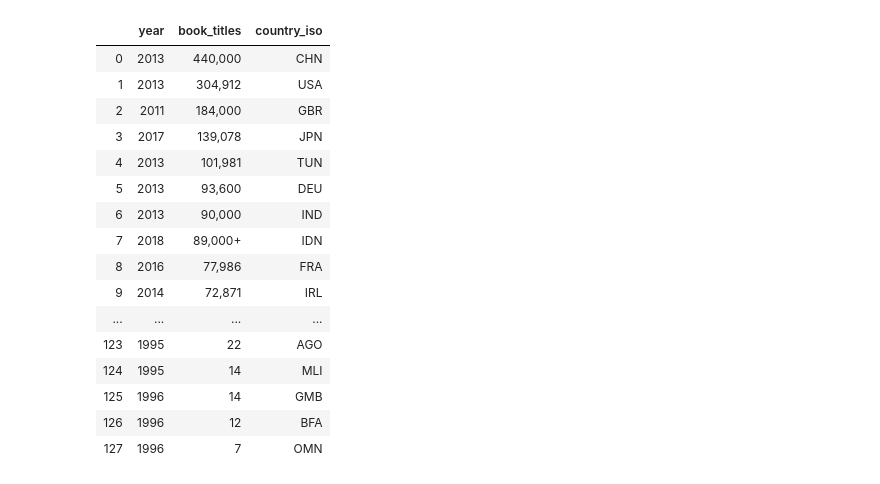
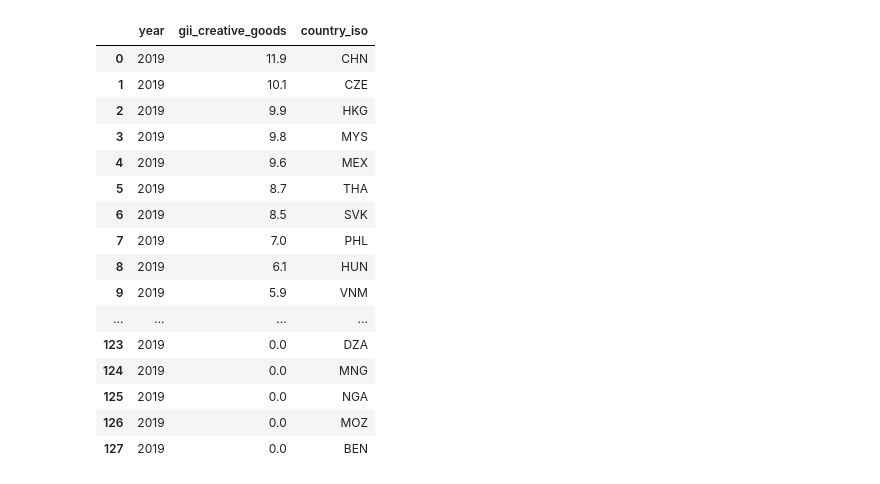
Before and after one commit to MissFacetious/Innovation, a Jupyter notebook: data_integration/gii_conversion.ipynb, the cells around one changed output. Cells and saved outputs as stored; diff of their text form; code cells hidden in the pictures.

```diff
--- a/data_integration/gii_conversion.ipynb
+++ b/data_integration/gii_conversion.ipynb
@@ -3,3 +8,7 @@ import pandas as pd
 import difflib
 pd.set_option('display.max_rows', 300)
 pd.set_option('display.max_columns', 100)
+# %%
+# point to dataset
+dataset = 'gii_creative_goods'
+gii = pd.read_csv('../data/' + dataset + '.csv')
@@ -72,21 +101,21 @@ books_new.to_csv('../data/converted/books_published.csv', index=False)
 # %%
-books_saved = pd.read_csv('../data/converted/books_published.csv')
-books_saved
+gii_saved = pd.read_csv('../data/converted/' + dataset + '.csv')
+gii_saved
 # %% [output]
-|  | year | book_titles | country_iso |
-| 0 | 2013 | 440,000 | CHN |
-| 1 | 2013 | 304,912 | USA |
-| 2 | 2011 | 184,000 | GBR |
-| 3 | 2017 | 139,078 | JPN |
-| 4 | 2013 | 101,981 | TUN |
-| 5 | 2013 | 93,600 | DEU |
-| 6 | 2013 | 90,000 | IND |
-| 7 | 2018 | 89,000+ | IDN |
-| 8 | 2016 | 77,986 | FRA |
-| 9 | 2014 | 72,871 | IRL |
+|  | year | gii_creative_goods | country_iso |
+| 0 | 2019 | 11.9 | CHN |
+| 1 | 2019 | 10.1 | CZE |
+| 2 | 2019 | 9.9 | HKG |
+| 3 | 2019 | 9.8 | MYS |
+| 4 | 2019 | 9.6 | MEX |
+| 5 | 2019 | 8.7 | THA |
+| 6 | 2019 | 8.5 | SVK |
+| 7 | 2019 | 7.0 | PHL |
+| 8 | 2019 | 6.1 | HUN |
+| 9 | 2019 | 5.9 | VNM |
 | ... | ... | ... | ... |
-| 123 | 1995 | 22 | AGO |
-| 124 | 1995 | 14 | MLI |
-| 125 | 1996 | 14 | GMB |
-| 126 | 1996 | 12 | BFA |
-| 127 | 1996 | 7 | OMN |
+| 123 | 2019 | 0.0 | DZA |
+| 124 | 2019 | 0.0 | MNG |
+| 125 | 2019 | 0.0 | NGA |
+| 126 | 2019 | 0.0 | MOZ |
+| 127 | 2019 | 0.0 | BEN |
```
Also changed, not shown: parts of 18 cells of this notebook.
